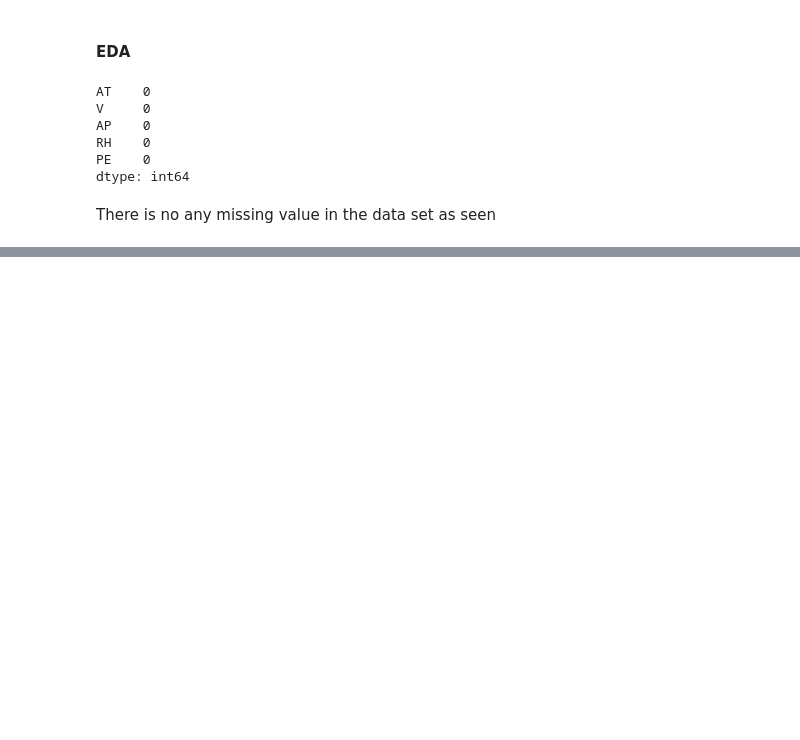
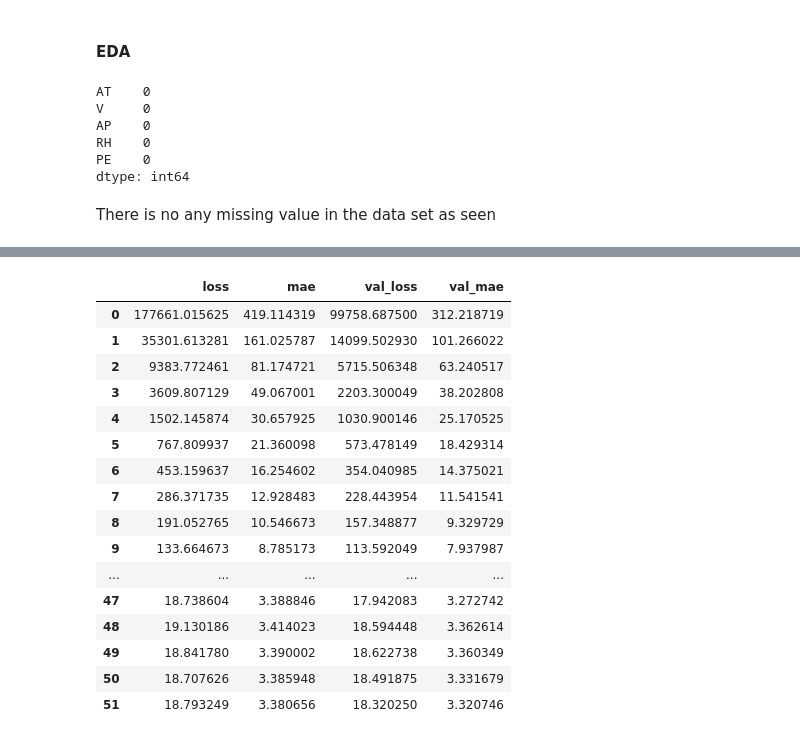
Before and after one commit to AnantVerma-2022/Deep-Learning-NLP-LLM, a Jupyter notebook: ANN_for_Regression_netHR_energy_output.ipynb, the cells around one changed output, grey strips where cells are left out. Drawn from its saved outputs; the diff is of its cells as text; code cells hidden in the pictures; blank space fills up the shorter version.

```diff
--- a/ANN_for_Regression_netHR_energy_output.ipynb
+++ b/ANN_for_Regression_netHR_energy_output.ipynb
@@ -115,0 +287,20 @@ There is no any missing value in the data set as seen
+# %%
+pd.DataFrame(reg_ann.history.history)
+# %% [output]
+|  | loss | mae | val_loss | val_mae |
+| 0 | 177661.015625 | 419.114319 | 99758.687500 | 312.218719 |
+| 1 | 35301.613281 | 161.025787 | 14099.502930 | 101.266022 |
+| 2 | 9383.772461 | 81.174721 | 5715.506348 | 63.240517 |
+| 3 | 3609.807129 | 49.067001 | 2203.300049 | 38.202808 |
+| 4 | 1502.145874 | 30.657925 | 1030.900146 | 25.170525 |
+| 5 | 767.809937 | 21.360098 | 573.478149 | 18.429314 |
+| 6 | 453.159637 | 16.254602 | 354.040985 | 14.375021 |
+| 7 | 286.371735 | 12.928483 | 228.443954 | 11.541541 |
+| 8 | 191.052765 | 10.546673 | 157.348877 | 9.329729 |
+| 9 | 133.664673 | 8.785173 | 113.592049 | 7.937987 |
+| ... | ... | ... | ... | ... |
+| 47 | 18.738604 | 3.388846 | 17.942083 | 3.272742 |
+| 48 | 19.130186 | 3.414023 | 18.594448 | 3.362614 |
+| 49 | 18.841780 | 3.390002 | 18.622738 | 3.360349 |
+| 50 | 18.707626 | 3.385948 | 18.491875 | 3.331679 |
+| 51 | 18.793249 | 3.380656 | 18.320250 | 3.320746 |
```
Also changed, not shown: parts of 23 cells of this notebook.
